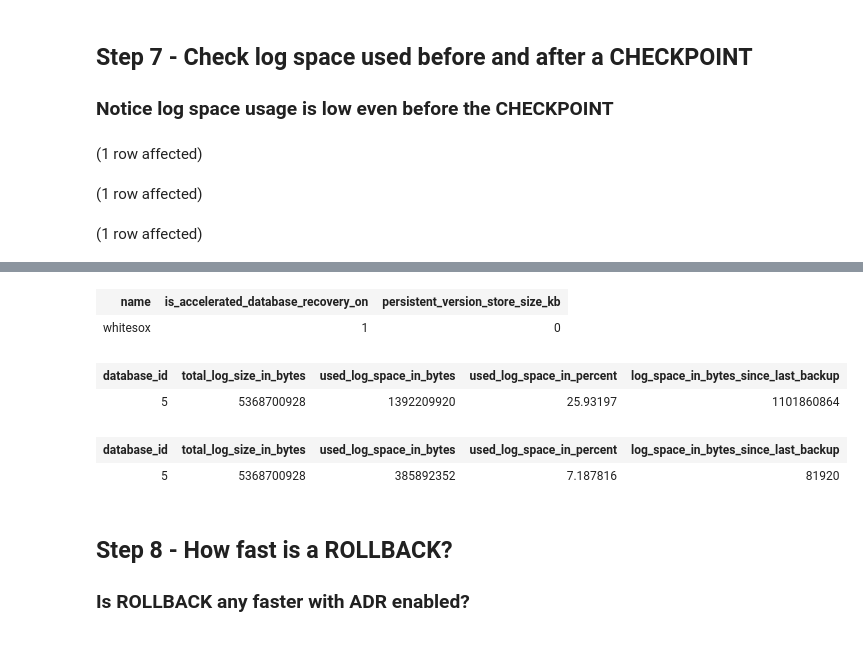
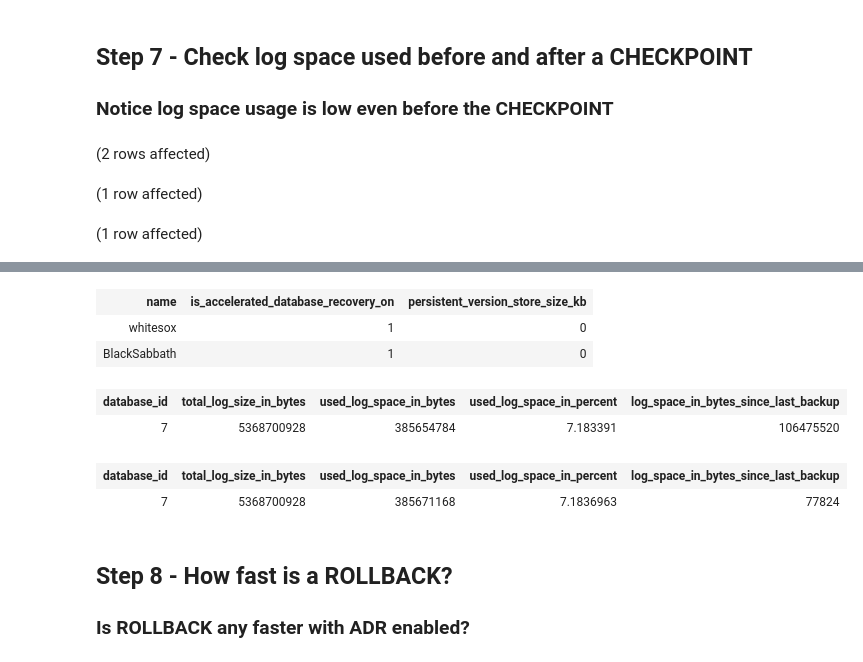
Before and after one commit to skreebydba/MinnesotaPresentation, a Jupyter notebook: BasicADR.ipynb, the cells around one changed output, grey strips where cells are left out. Cells and saved outputs as stored; diff of their text form; code cells hidden in the pictures.

```diff
--- a/BasicADR.ipynb
+++ b/BasicADR.ipynb
@@ -153,7 +162,7 @@ Total execution time: 00:00:15.805
 ## Step 7 - Check log space used before and after a CHECKPOINT
 ### Notice log space usage is low even before the CHECKPOINT
 # %%
-USE whitesox;
+USE BlackSabbath;
 
 SELECT d.name, d.is_accelerated_database_recovery_on, p.persistent_version_store_size_kb
 FROM sys.databases d
@@ -169,6 +178,6 @@ CHECKPOINT;
 SELECT * FROM sys.dm_db_log_space_usage
 GO
 # %% [output]
-(1 row affected)
+(2 rows affected)
 (1 row affected)
 (1 row affected)
@@ -176,9 +185,10 @@ Total execution time: 00:00:02.893
 | name | is_accelerated_database_recovery_on | persistent_version_store_size_kb |
 | whitesox | 1 | 0 |
+| BlackSabbath | 1 | 0 |
 | database_id | total_log_size_in_bytes | used_log_space_in_bytes | used_log_space_in_percent | log_space_in_bytes_since_last_backup |
-| 5 | 5368700928 | 1392209920 | 25.93197 | 1101860864 |
+| 7 | 5368700928 | 385654784 | 7.183391 | 106475520 |
 | database_id | total_log_size_in_bytes | used_log_space_in_bytes | used_log_space_in_percent | log_space_in_bytes_since_last_backup |
-| 5 | 5368700928 | 385892352 | 7.187816 | 81920 |
+| 7 | 5368700928 | 385671168 | 7.1836963 | 77824 |
 # %% [markdown]
 ## Step 8 - How fast is a ROLLBACK?
 ### Is ROLLBACK any faster with ADR enabled?
```
Also changed, not shown: parts of 8 cells of this notebook, 2 other files.
